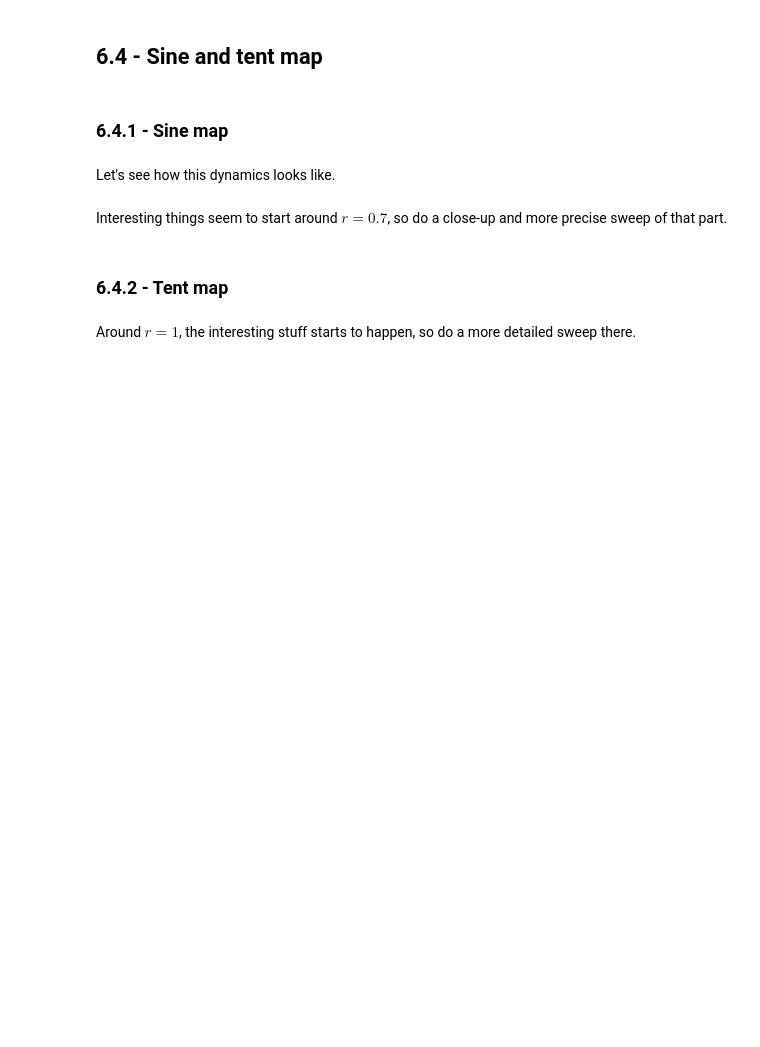
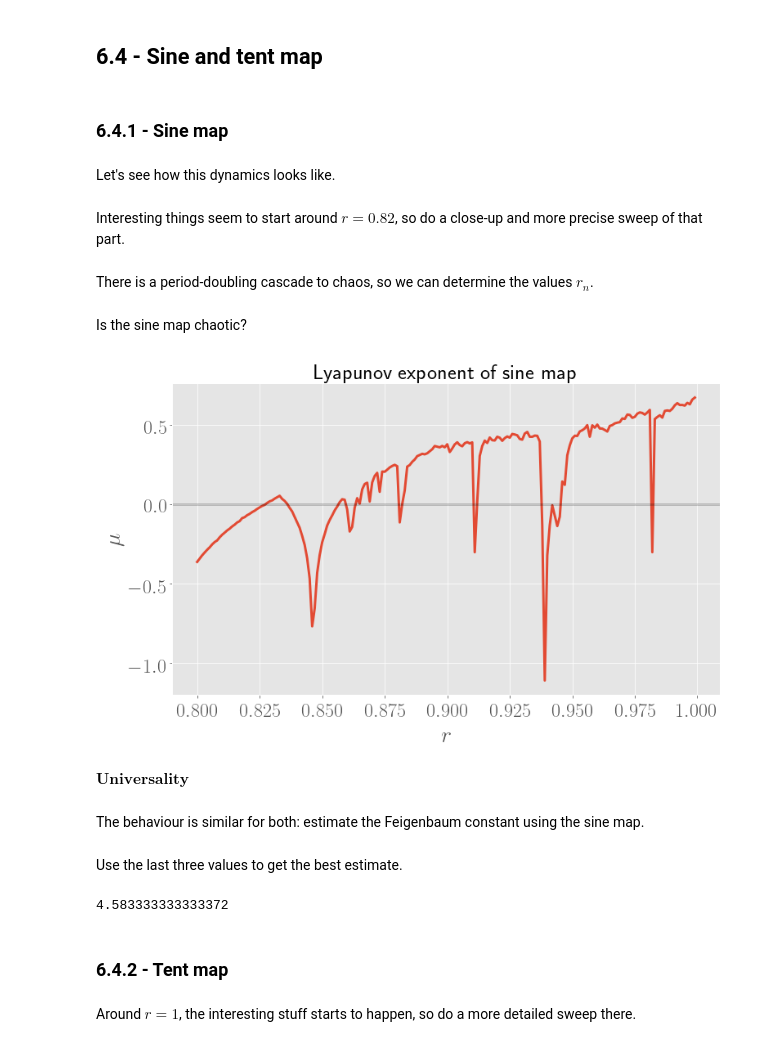
Before and after one commit to ThibeauWouters/Physical-Modelling-of-Complex-Systems, a Jupyter notebook: Assignment 6/Assignment 6.ipynb, the cells around one changed output. Drawn from its saved outputs; the diff is of its cells as text; code cells hidden in the pictures; blank space fills up the shorter version.

```diff
--- a/Assignment 6/Assignment 6.ipynb
+++ b/Assignment 6/Assignment 6.ipynb
@@ -867,6 +912,6 @@ Let's see how this dynamics looks like.
 # plt.savefig('sine_orbit_diagram_X.pdf', bbox_inches = 'tight')
 # plt.show()
 # %% [markdown]
-Interesting things seem to start around $r = 0.7$, so do a close-up and more precise sweep of that part.
+Interesting things seem to start around $r = 0.82$, so do a close-up and more precise sweep of that part.
 # %%
 # # Choose the r values that we're going to consider
@@ -887,3 +932,34 @@ Interesting things seem to start around $r = 0.7$, so do a close-up and more pre
 # # Save and show
 # plt.savefig('sine_orbit_diagram_Y.pdf', bbox_inches = 'tight')
 # plt.show()
+# %% [markdown]
+There is a period-doubling cascade to chaos, so we can determine the values $r_n$.
+# %% [markdown]
+Is the sine map chaotic?
+# %%
+def dv_sine_map(x, r):
+    return r*np.pi*np.cos(np.pi*x)
+# %%
+r_vals = np.arange(0.8, 1, 0.001)
+y_vals = []
+
+for r in r_vals:
+    mu = compute_Lyapunov_exponent(sine_map, dv_sine_map, r, 0.4)
+    y_vals.append(mu)
+
+plt.figure(figsize = (12, 7))
+plt.plot(r_vals, y_vals)
+plt.axhline(y = 0, color='black', alpha = 0.2)
+
+# Make fancy, save and show
+plt.xlabel(r'$r$')
+plt.ylabel(r'$\mu$')
+plt.title('Lyapunov exponent of sine map')
+plt.savefig('sine_map_lyapunov.pdf', bbox_inches = 'tight')
+plt.show()
+# %% [output]
+[figure, added]
+# %% [markdown]
+$ \textbf{Universality} $
+# %% [markdown]
+The behaviour is similar for both: estimate the Feigenbaum constant using the sine map.
@@ -890,3 +968,10 @@ Interesting things seem to start around $r = 0.7$, so do a close-up and more pre
+# %% [markdown]
+Use the last three values to get the best estimate.
+# %%
+delta = (crit_r_vals[-2] - crit_r_vals[-3])/(crit_r_vals[-1] - crit_r_vals[-2])
+delta
+# %% [output]
+4.583333333333372
 # %% [markdown]
 ### 6.4.2 - Tent map
 # %%
```
Also changed, not shown: parts of 21 cells of this notebook.
